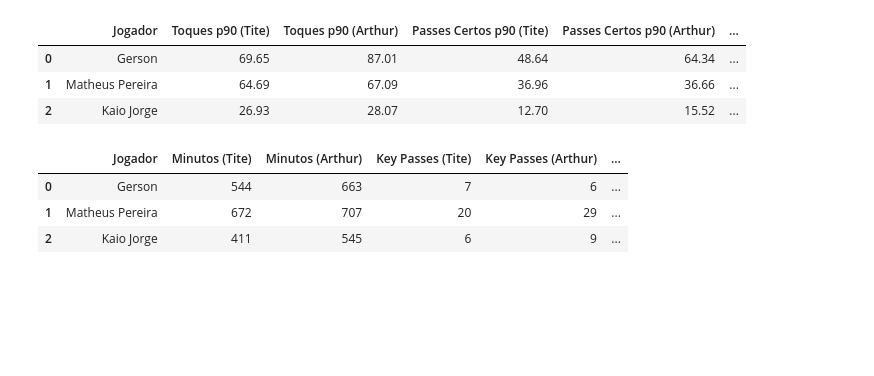
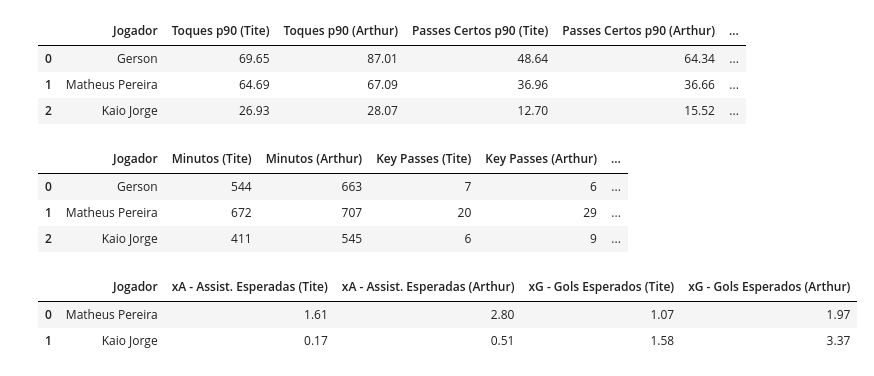
Before and after one commit to Filpeee/Analise_Cruzeiro, a Jupyter notebook: analise_cruzeiro.ipynb, the cells around one changed output. Saved outputs shown, nothing was run; the diff lists cells and outputs as text; code cells hidden in the pictures; blank space fills up the shorter version.

```diff
--- a/analise_cruzeiro.ipynb
+++ b/analise_cruzeiro.ipynb
@@ -288,3 +288,52 @@ display(df_absolutos)
 | 0 | Gerson | 544 | 663 | 7 | 6 | ... |
 | 1 | Matheus Pereira | 672 | 707 | 20 | 29 | ... |
 | 2 | Kaio Jorge | 411 | 545 | 6 | 9 | ... |
+# %%
+import pandas as pd
+import json
+import os
+
+def calcular_xg_xa(pasta, sigla, nome_busca):
+    total_xg = 0
+    total_xa = 0
+
+    for i in range(1, 9):
+        caminho = os.path.join(pasta, f"jogo{i}_{sigla}_lineups.json")
+        if os.path.exists(caminho):
+            with open(caminho, 'r', encoding='utf-8') as f:
+                dados = json.load(f)
+
+                jogadores = dados['home']['players'] + dados['away']['players']
+
+                for j in jogadores:
+                    if nome_busca.lower() in j['player']['name'].lower():
+                        stats = j.get('statistics', {})
+                        # Somando as métricas de qualidade de chance
+                        total_xg += stats.get('expectedGoals', 0)
+                        total_xa += stats.get('expectedAssists', 0)
+
+    return total_xg, total_xa
+
+# Vamos focar na dupla de definição: Matheus Pereira e Kaio Jorge
+jogadores_ataque = ['Matheus Pereira', 'Kaio Jorge']
+resultados_avancados = []
+
+for jogador in jogadores_ataque:
+    xg_tite, xa_tite = calcular_xg_xa('dados_tite', 'tt', jogador)
+    xg_arthur, xa_arthur = calcular_xg_xa('dados_arthur', 'aj', jogador)
+
+    resultados_avancados.append({
+        'Jogador': jogador,
+        'xA - Assist. Esperadas (Tite)': round(xa_tite, 2),
+        'xA - Assist. Esperadas (Arthur)': round(xa_arthur, 2),
+        'xG - Gols Esperados (Tite)': round(xg_tite, 2),
+        'xG - Gols Esperados (Arthur)': round(xg_arthur, 2)
+    })
+
+# Exibindo a tabela de métricas avançadas
+df_avancado = pd.DataFrame(resultados_avancados)
+display(df_avancado)
+# %% [output]
+|  | Jogador | xA - Assist. Esperadas (Tite) | xA - Assist. Esperadas (Arthur) | xG - Gols Esperados (Tite) | xG - Gols Esperados (Arthur) |
+| 0 | Matheus Pereira | 1.61 | 2.80 | 1.07 | 1.97 |
+| 1 | Kaio Jorge | 0.17 | 0.51 | 1.58 | 3.37 |
```
Also changed, not shown: parts of 2 cells of this notebook.
